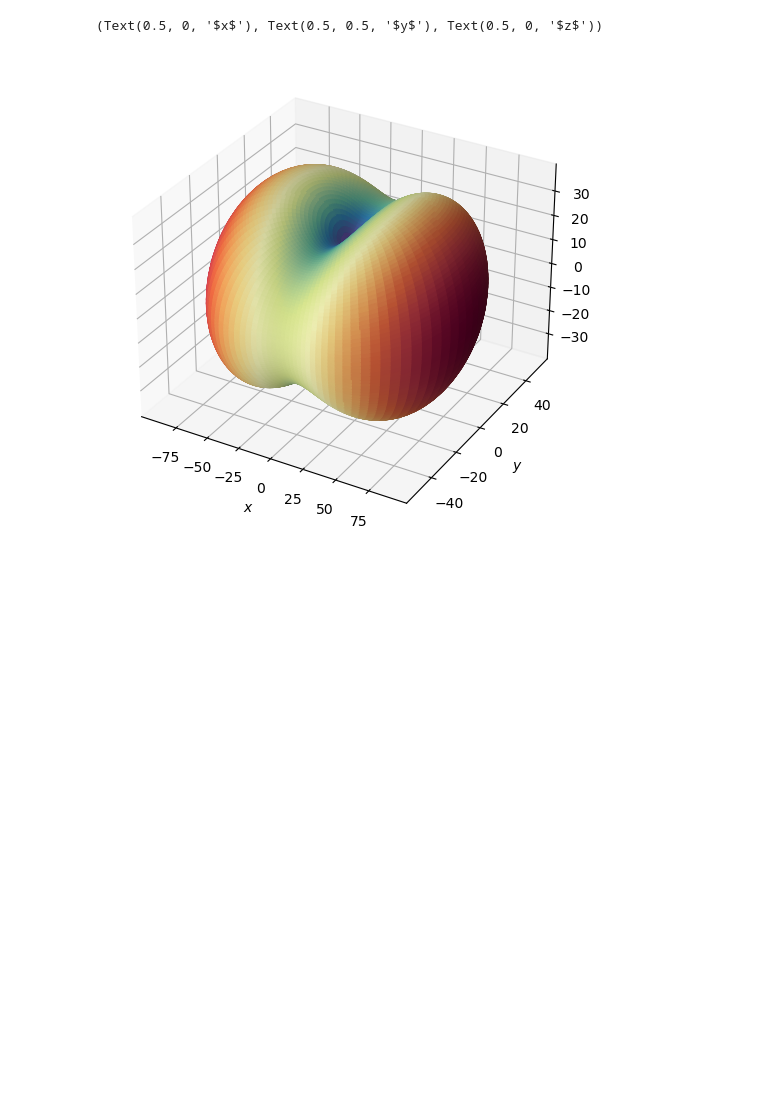
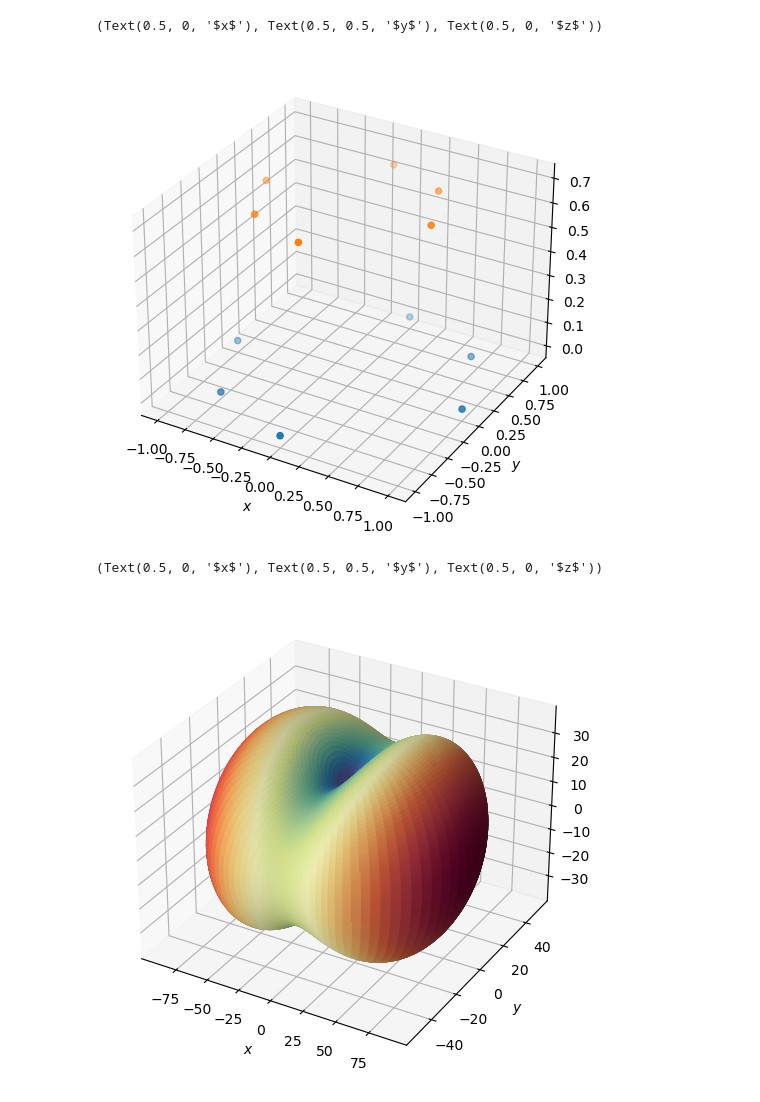
Before and after one commit to bertopadron/FTIR-EBSD, a Jupyter notebook: notebooks2learn/reference_systems.ipynb, the cells around one changed output. Drawn from its saved outputs; the diff is of its cells as text; code cells hidden in the pictures; blank space fills up the shorter version.

```diff
--- a/notebooks2learn/reference_systems.ipynb
+++ b/notebooks2learn/reference_systems.ipynb
@@ -60,7 +60,7 @@ def sph2cart(phi, theta, T):
     y = T * np.sin(phi) * np.sin(theta)
     z = T * np.cos(phi)
 
-    return x, y, z
+    return np.around(x, decimals=6), np.around(y, decimals=6), np.around(z, decimals=6)
 
 
 def Tvalues(trans, phi, theta):
@@ -90,6 +90,27 @@ def Tvalues(trans, phi, theta):
     return Ta * np.cos(theta)**2 * np.sin(phi)**2 + \
            Tb * np.sin(theta)**2 * np.sin(phi)**2 + \
            Tc * np.cos(phi)**2
+# %%
+phi = np.deg2rad(np.array([90, 90, 90, 90, 90, 90]))
+phi2 = np.deg2rad(np.array([45, 45, 45, 45, 45, 45]))
+theta = np.deg2rad(np.array([0, 45, 90, 180, 225, 270]))
+vals = np.array([1, 1, 1, 1, 1, 1])
+
+x, y, z = sph2cart(phi, theta, vals)
+x2, y2, z2 = sph2cart(phi2, theta, vals)
+
+# uncomment this to view figures interactively
+#%matplotlib qt
+
+# make figure
+fig, ax = plt.subplots(subplot_kw={"projection": "3d"}, constrained_layout=True)
+
+ax.scatter(x, y, z)
+ax.scatter(x2, y2, z2)
+_ = ax.set_xlabel(r'$x$'), ax.set_ylabel(r'$y$'), ax.set_zlabel(r'$z$')
+# %% [output]
+(Text(0.5, 0, '$x$'), Text(0.5, 0.5, '$y$'), Text(0.5, 0, '$z$'))
+[figure, added]
 # %%
 # generate spherical/polar coordinates
 theta = np.linspace(0, 2*np.pi, 100)
```
Also changed, not shown: parts of 1 cell of this notebook, 1 other file.
